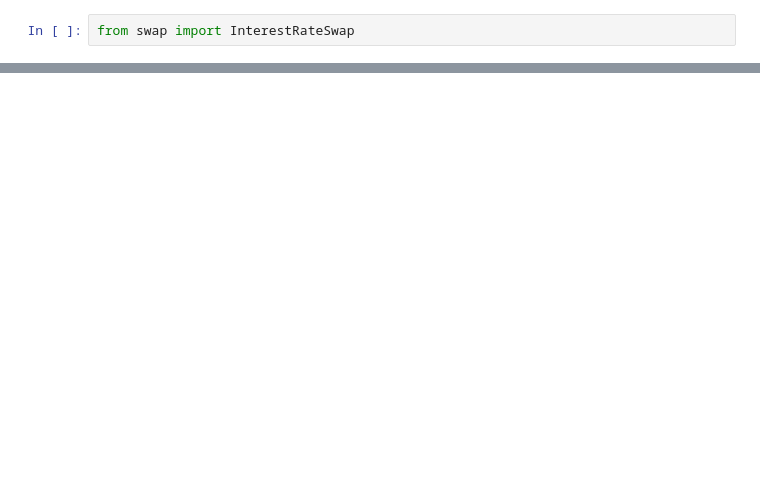
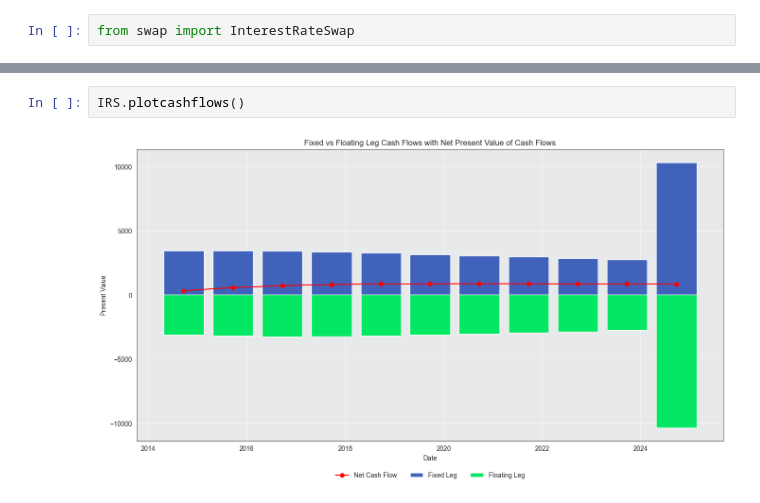
Before and after one commit to paulroconnor/SwapPricing, a Jupyter notebook: implementation.ipynb, the cells around one changed output, grey strips where cells are left out. Drawn from its saved outputs; the diff is of its cells as text; blank space fills up the shorter version.

```diff
--- a/implementation.ipynb
+++ b/implementation.ipynb
@@ -28,3 +42,7 @@ IRS.floatleg()
+# %%
+IRS.plotcashflows()
+# %% [output]
+[figure, added]
 # %%
 IRS.plotyieldcurve()
 # %% [output]
```
Also changed, not shown: parts of 6 cells of this notebook.
